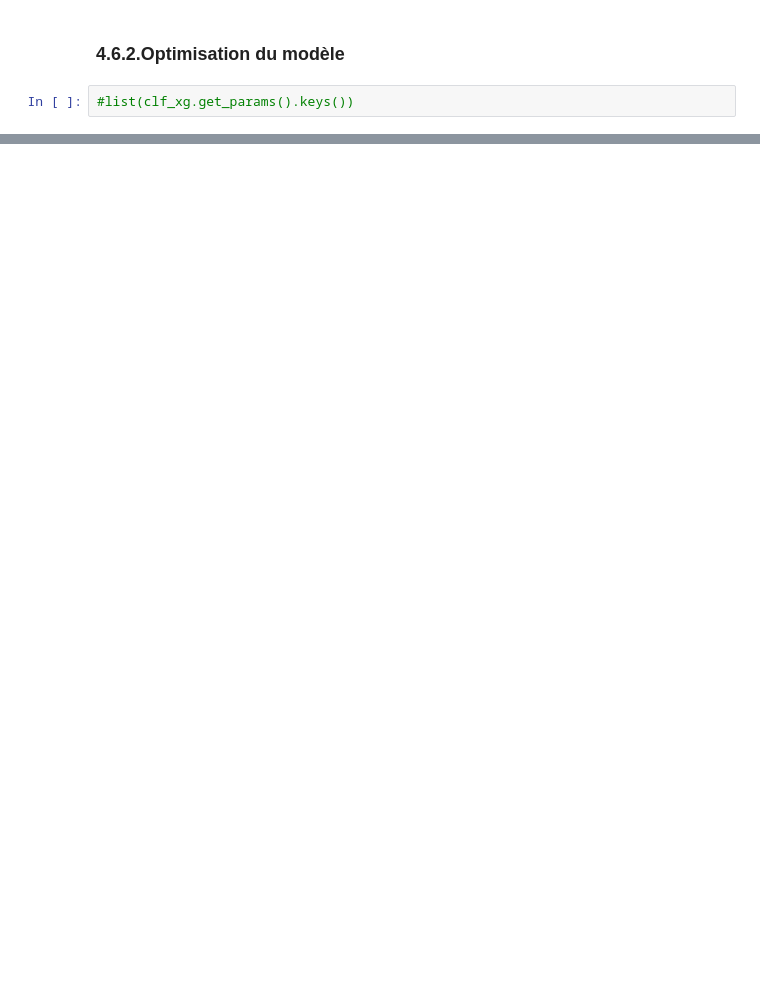
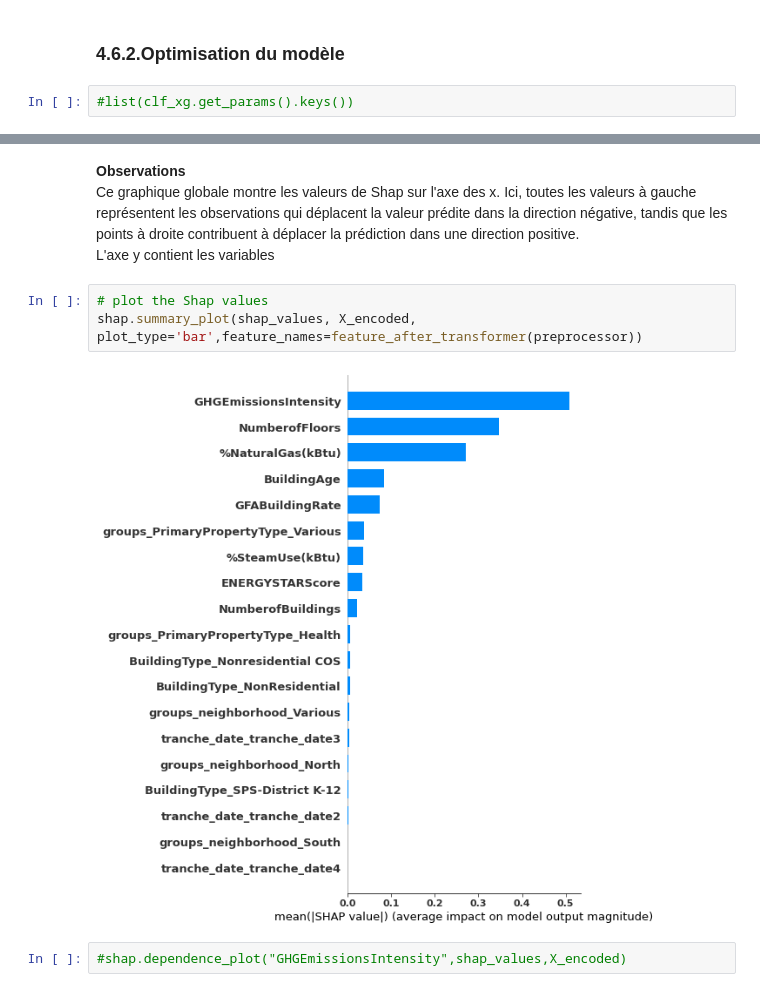
Before and after one commit to Imen2029/projet4, a Jupyter notebook: pred2_v4.ipynb, the cells around one changed output, grey strips where cells are left out. Cells and saved outputs as stored; diff of their text form; blank space fills up the shorter version.

```diff
--- a/pred2_v4.ipynb
+++ b/pred2_v4.ipynb
@@ -453,0 +588,13 @@ f_performance(best_estim)
+# %% [markdown]
+**Observations**
+<br>
+Ce  graphique globale  montre les valeurs de Shap sur l'axe des x. Ici, toutes les valeurs à gauche représentent les observations qui déplacent la valeur prédite dans la direction négative, tandis que les points à droite contribuent à déplacer la prédiction dans une direction positive.
+<br>
+L'axe y contient les variables
+# %%
+# plot the Shap values
+shap.summary_plot(shap_values, X_encoded, plot_type='bar',feature_names=feature_after_transformer(preprocessor))
+# %% [output]
+[figure, added]
+# %%
+#shap.dependence_plot("GHGEmissionsIntensity",shap_values,X_encoded)
```
Also changed, not shown: parts of 28 cells of this notebook, 1 other file.
